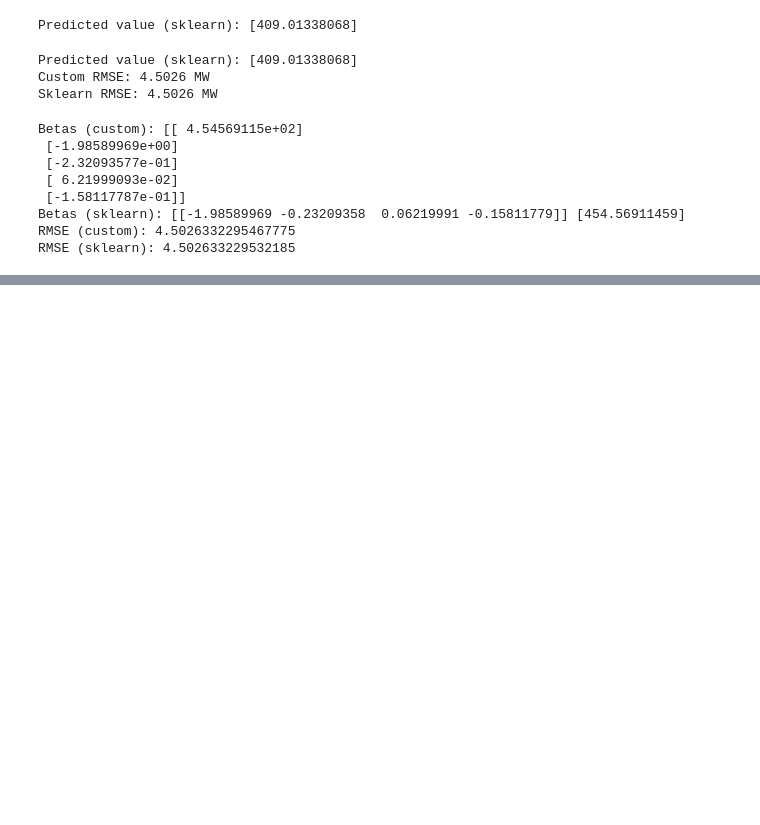
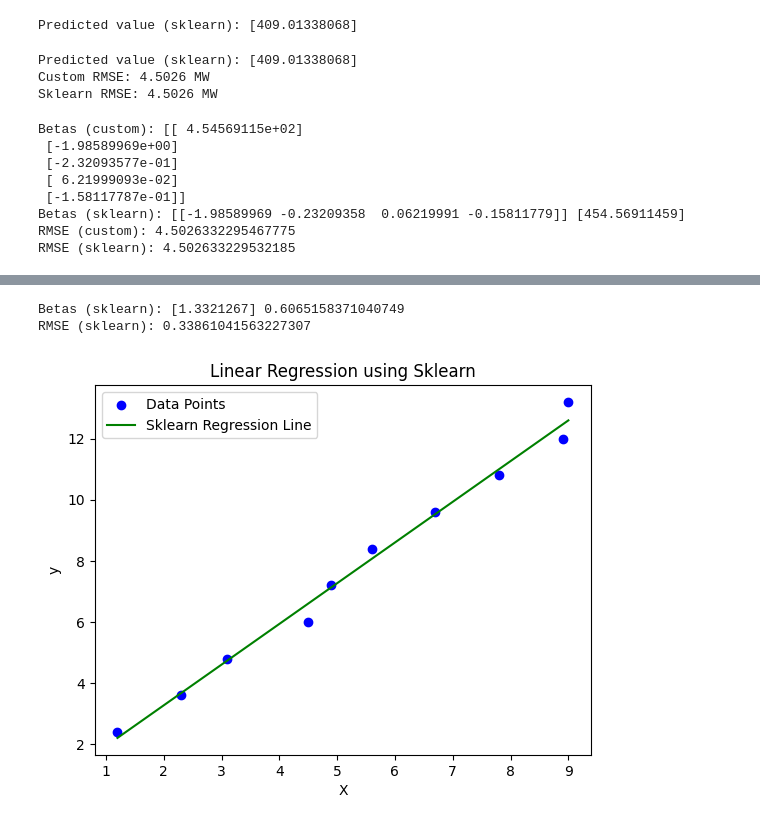
Before and after one commit to abdullaharifx/PL-Work, a Jupyter notebook: Regression-01.ipynb, the cells around one changed output, grey strips where cells are left out. Saved outputs shown, nothing was run; the diff lists cells and outputs as text; code cells hidden in the pictures; blank space fills up the shorter version.

```diff
--- a/Regression-01.ipynb
+++ b/Regression-01.ipynb
@@ -141,0 +197,25 @@ RMSE (sklearn): 4.502633229532185
+# %%
+# sklearn regression model
+from sklearn.linear_model import LinearRegression
+X = X.reshape(-1, 1)  # Reshape for sklearn
+LR_model = LinearRegression()
+LR_model.fit(X, y)
+y_predict_sklearn = LR_model.predict(X)
+error_sklearn = y_predict_sklearn - y
+mse_sklearn = np.mean(error_sklearn ** 2)
+rmse_sklearn = np.sqrt(mse_sklearn)
+print("Betas (sklearn):", LR_model.coef_, LR_model.intercept_)
+print("RMSE (sklearn):", rmse_sklearn)
+# comparison of betas, rmse and predictions
+# visualize predictions
+plt.scatter(X, y, color='blue', label='Data Points')
+plt.plot(X, y_predict_sklearn, color='green', label='Sklearn Regression Line')
+plt.xlabel('X')
+plt.ylabel('y')
+plt.title('Linear Regression using Sklearn')
+plt.legend()
+plt.show()
+# %% [output]
+Betas (sklearn): [1.3321267] 0.6065158371040749
+RMSE (sklearn): 0.33861041563227307
+[figure, added]
```
Also changed, not shown: parts of 8 cells of this notebook, 3 other files.
